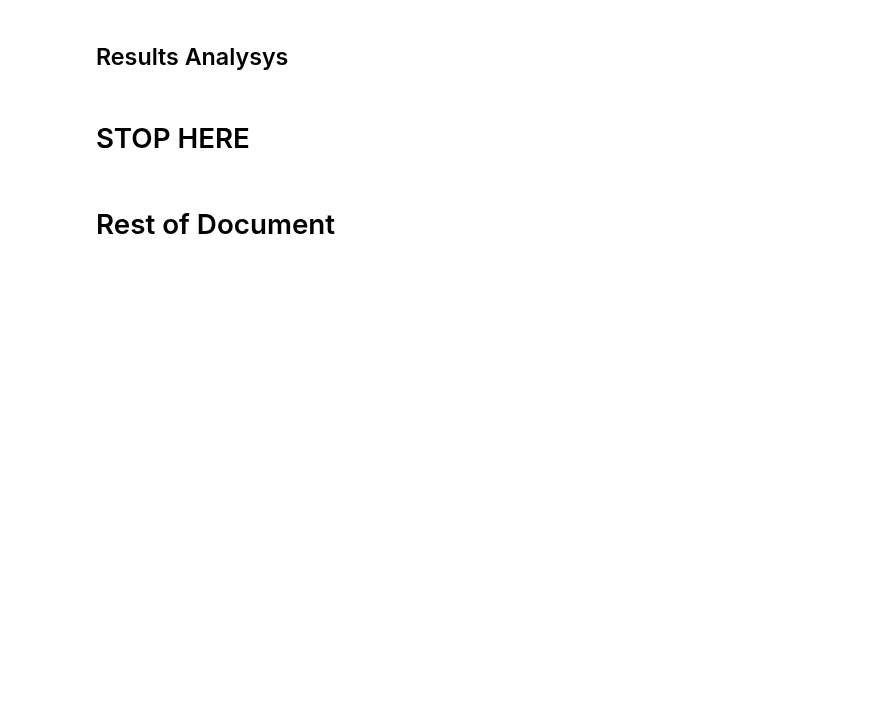
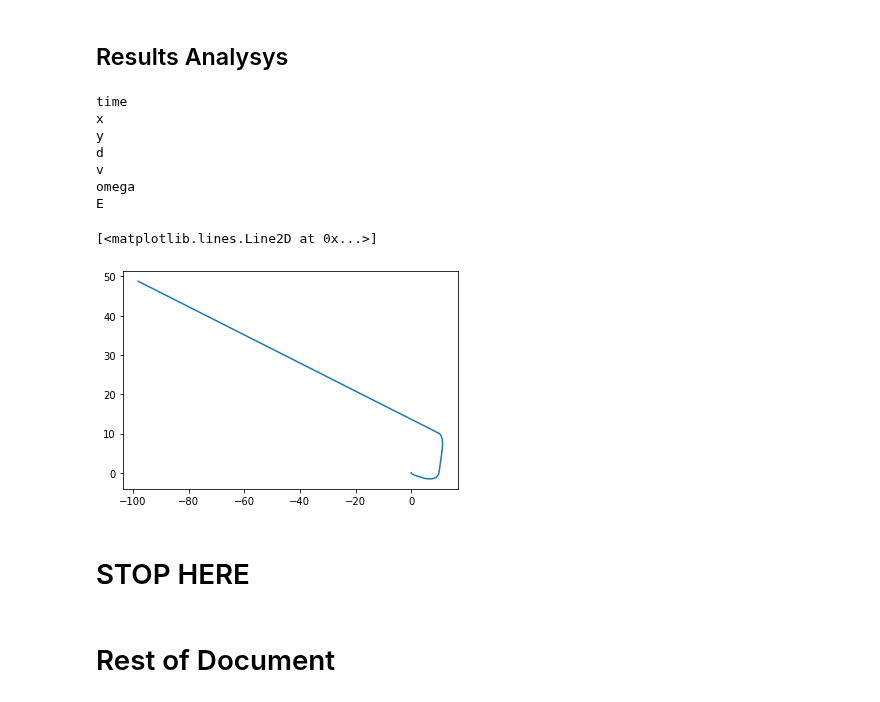
Before and after one commit to vanthuanhvhq/GA_FLC, a Jupyter notebook: Optimization_of_FuzzyLogicController.ipynb, the cells around one changed output. Drawn from its saved outputs; the diff is of its cells as text; code cells hidden in the pictures; blank space fills up the shorter version.

```diff
--- a/Optimization_of_FuzzyLogicController.ipynb
+++ b/Optimization_of_FuzzyLogicController.ipynb
@@ -1179,3 +1263,76 @@ TypeError: ignored
+# %%
+_chromosome = [ 1.08596739,  1.71943383,  0.10290456,  0.74205663,  0.52480311,  0.89630788,
+  0.97332656,  0.49053057,  1.59783968,  0.52701644,  1.94705078,  3.57292833,
+  1.29303852, -2.21474816,  2.51256456,  4.84639207, -0.50988046,  0.11647957,
+  5.91902803,  1.53442386,  4.57658633,  3.36543855, 16.6810501,  18.73199996,
+ 11.28384463, 21.67514579, 18.66937586, 13.39016815, 11.33314493,  2.78553134,
+ 24.02750434,  4.38830997, 17.35999008,  6.8961356,  18.88797336,  8.27900876,
+ 15.72556844, 19.72564223, 16.1251766,   8.20169371, 18.31910936, 23.4014107,
+ 18.37933225,  5.90972708]
+
+pathForSimulation = iter([
+        [0, 0, 0],  #X, Y, orientation
+        [10, 0, 0], #X, Y, orientation
+        [10, 10, 0], #X, Y, orientation
+        [0, 10, 0], #X, Y, orientation
+        [0, 0, 0]
+    ])
+
+pathForSimulation = iter([
+        [0, 0, 0],  #X, Y, orientation
+        [10, 0, 0], #X, Y, orientation
+        [10, 10, 0], #X, Y, orientation
+        [20, 10, 0], #X, Y, orientation
+        [20, 20, 0]
+    ])
+
+
+robotState0 = {
+        'x': 0,
+        'y': 0,
+        'theta': -3.14 / 4
+    }
+
+t0 = 0
+t_bound = 100
+max_step = 0.05
+
+state0 = None
+if robot == robotWithDynamic:
+    state0 = np.array([robotState0['x'], robotState0['y'], robotState0['theta'], 0, 0, 0, 0, 0, 0, 0]) # x0=0, y0=0, theta
+else:
+    state0 = np.array([robotState0['x'], robotState0['y'], robotState0['theta'], 0, 0, 0]) # x0=0, y0=0,theta
+
+solverfunc = simpleCompute(
+    compute, state0 = state0,
+    t0 = t0, t_bound = t_bound, max_step = max_step)
+
+controllerParams = fromChromozomeToDescriptionFuzzy(_chromosome, fitnessFunctionDescription)['controllerParams']
+
+fullRobot = robotModelCreator(createFuzzyController, pathForSimulation, **controllerParams)
+state1 = fullRobot(0, state0)
+robotStates = solverfunc(fullRobot)
+
+results = {}
+for key, selector in selectors.items():
+  print(key)
+  results[key] = []
+
+for currentState in robotStates: # readout all states from current moving robot
+  for key, selector in selectors.items():
+    results[key].append(selector(currentState))
+
+plt.plot(results['x'], results['y'])
+# %% [output]
+time
+x
+y
+d
+v
+omega
+E
+[<matplotlib.lines.Line2D at 0x...>]
+[figure, added]
 # %% [markdown]
 # STOP HERE
 # %% [markdown]
```
Also changed, not shown: parts of 62 cells of this notebook.
